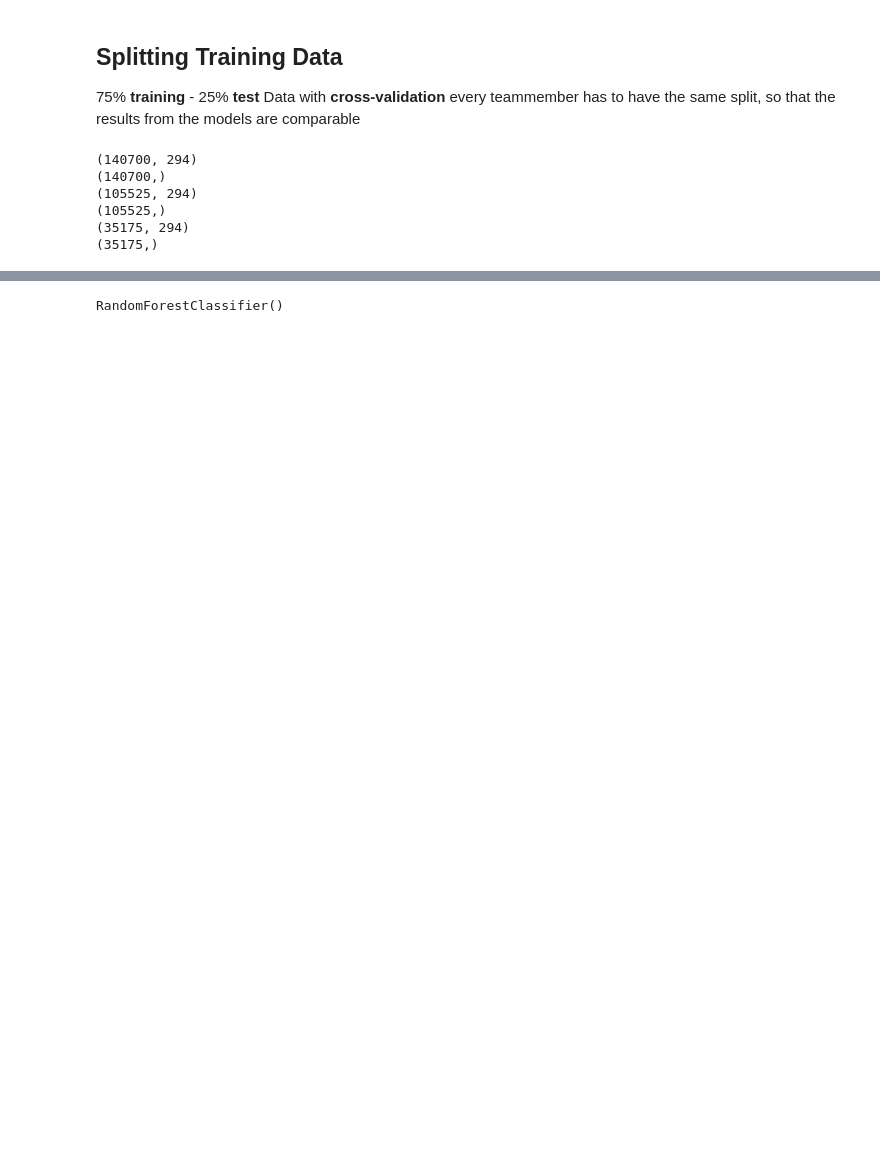
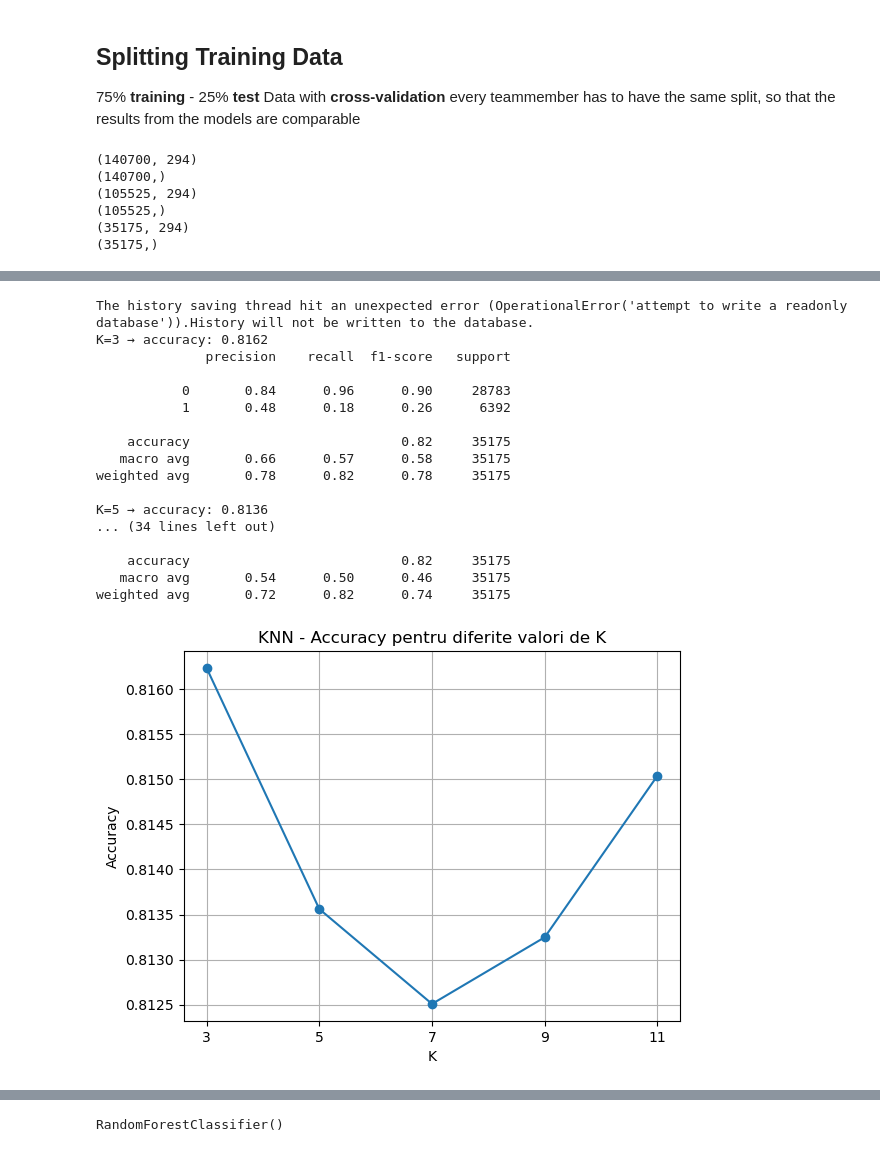
Before and after one commit to viragdiana/Exploring-Mental-Health-Data, a Jupyter notebook: Predicting Mental Health - Preprocessing.ipynb, the cells around one changed output, grey strips where cells are left out. Cells and saved outputs as stored; diff of their text form; code cells hidden in the pictures; blank space fills up the shorter version.

```diff
--- a/Predicting Mental Health - Preprocessing.ipynb
+++ b/Predicting Mental Health - Preprocessing.ipynb
@@ -56,15 +71,23 @@ def preprocess_features(df):
     # 4. Gesundheitsindex
     diet_map = {'Healthy': 3, 'Moderate': 2, 'Unhealthy': 1}
     sleep_map = {'More than 8 hours': 4, '7-8 hours': 3, '5-6 hours': 2, 'Less than 5 hours': 1}
+    df['Dietary Habits'] = df['Dietary Habits'].fillna('Moderate') # filled NaN vals with the middle nr from map
+    df['Sleep Duration'] = df['Sleep Duration'].fillna('7-8 hours') # same here
     df['Health_Index'] = df['Dietary Habits'].map(diet_map) + df['Sleep Duration'].map(sleep_map)
+    df['Health_Index'] = df['Health_Index'].fillna(df['Health_Index'].median())  # ADD THIS
     df.drop(['Dietary Habits', 'Sleep Duration'], axis=1, inplace=True)
 
     # 5. Umgang mit fehlenden Werten
     df['CGPA'] = df['CGPA'].fillna(0)
+    df['Age'] = df['Age'].fillna(df['Age'].median())                          # NEW
+    df['Work/Study Hours'] = df['Work/Study Hours'].fillna(df['Work/Study Hours'].median())  # NEW
+    df['Financial Stress'] = df['Financial Stress'].fillna(0)                 # NEW
     df['Profession'] = df['Profession'].fillna('Unknown')
     df['Degree'] = df['Degree'].fillna('Unknown')
     df['City'] = df['City'].fillna('Unknown')
-
+    df['Gender'] = df['Gender'].fillna('Unknown')                             # NEW
+    df['Have you ever had suicidal thoughts ?'] = df['Have you ever had suicidal thoughts ?'].fillna('Unknown')  # NEW
+    df['Family History of Mental Illness'] = df['Family History of Mental Illness'].fillna('Unknown') #NEW
     # 6. Entfernen unnötiger daten (Name)
     df.drop(['Name'], axis=1, inplace=True)
 
@@ -158,0 +206,43 @@ this is an example of how your model will be plugged in(**don't run this code**)
+# %%
+from sklearn.neighbors import KNeighborsClassifier
+from sklearn.metrics import accuracy_score
+from sklearn.metrics import classification_report
+import matplotlib.pyplot as plt
+
+k_values = [3, 5, 7, 9, 11]
+accuracies = []
+for k in k_values:
+    knn = KNeighborsClassifier(k)
+    knn.fit(X_tr, y_tr)
+    y_predicted = knn.predict(X_val)
+    accuracies.append(accuracy_score(y_val, y_predicted))
+    print(f"K={k} → accuracy: {accuracy_score(y_val, y_predicted):.4f}")
+    print(classification_report(y_val, y_predicted))
+
+# Plot după buclă
+plt.plot(k_values, accuracies, marker='o')
+plt.xlabel('K')
+plt.ylabel('Accuracy')
+plt.title('KNN - Accuracy pentru diferite valori de K')
+plt.xticks(k_values)
+plt.grid(True)
+plt.show()
+# %% [output]
+The history saving thread hit an unexpected error (OperationalError('attempt to write a readonly database')).History will not be written to the database.
+K=3 → accuracy: 0.8162
+              precision    recall  f1-score   support
+
+           0       0.84      0.96      0.90     28783
+           1       0.48      0.18      0.26      6392
+
+    accuracy                           0.82     35175
+   macro avg       0.66      0.57      0.58     35175
+weighted avg       0.78      0.82      0.78     35175
+
+K=5 → accuracy: 0.8136
+... (34 lines left out)
+
+    accuracy                           0.82     35175
+   macro avg       0.54      0.50      0.46     35175
+weighted avg       0.72      0.82      0.74     35175
+[figure, added]
```
Also changed, not shown: parts of 31 cells of this notebook.
